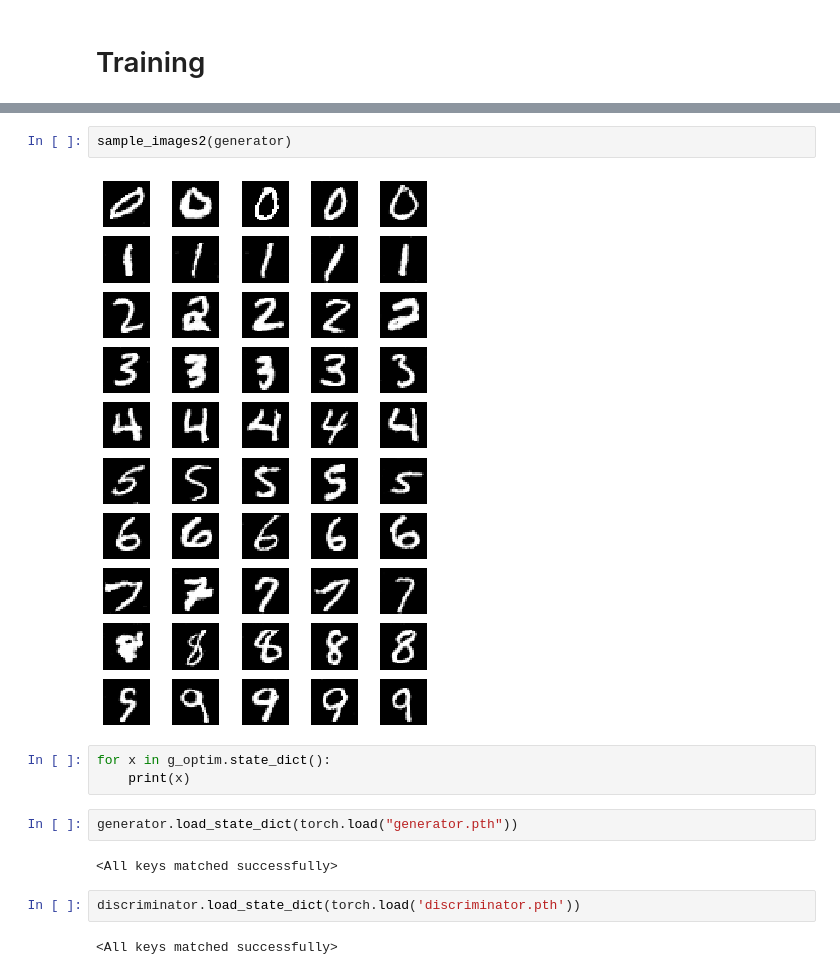
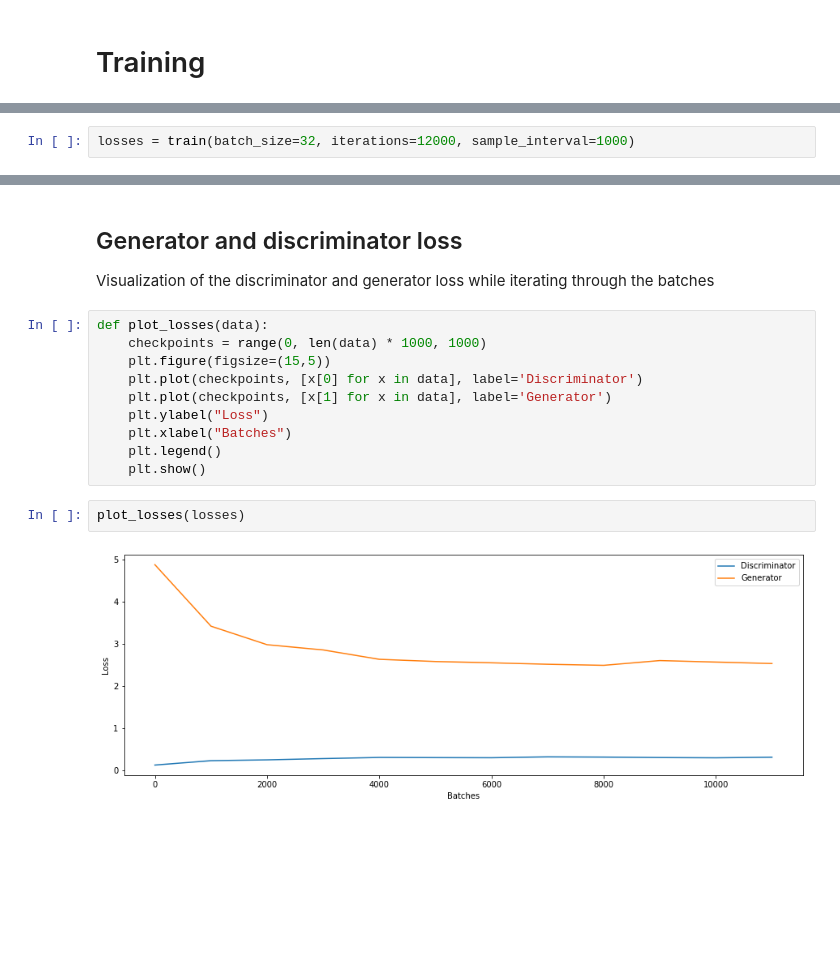
Before and after one commit to stante/gans-in-action-pytorch, a Jupyter notebook: chapter-8/Chapter_8_CGAN.ipynb, the cells around one changed output, grey strips where cells are left out. Drawn from its saved outputs; the diff is of its cells as text; blank space fills up the shorter version.

```diff
--- a/chapter-8/Chapter_8_CGAN.ipynb
+++ b/chapter-8/Chapter_8_CGAN.ipynb
@@ -193,0 +269,2 @@ KeyboardInterrupt:
+# %%
+losses = train(batch_size=32, iterations=12000, sample_interval=1000)
@@ -252,15 +321,17 @@ def sample_images2(generator, image_grid_rows=10, image_grid_columns=5):
-# %%
-sample_images2(generator)
-# %% [output]
-[figure, removed]
-# %%
-for x in g_optim.state_dict():
-    print(x)
-# %%
-generator.load_state_dict(torch.load("generator.pth"))
-# %% [output]
-<All keys matched successfully>
-# %%
-discriminator.load_state_dict(torch.load('discriminator.pth'))
-# %% [output]
-<All keys matched successfully>
+# %% [markdown]
+## Generator and discriminator loss
+Visualization of the discriminator and generator loss while iterating through the batches
+# %%
+def plot_losses(data):
+    checkpoints = range(0, len(data) * 1000, 1000)
+    plt.figure(figsize=(15,5))
+    plt.plot(checkpoints, [x[0] for x in data], label='Discriminator')
+    plt.plot(checkpoints, [x[1] for x in data], label='Generator')
+    plt.ylabel("Loss")
+    plt.xlabel("Batches")
+    plt.legend()
+    plt.show()
+# %%
+plot_losses(losses)
+# %% [output]
+[figure, added]
```
Also changed, not shown: parts of 16 cells of this notebook.
